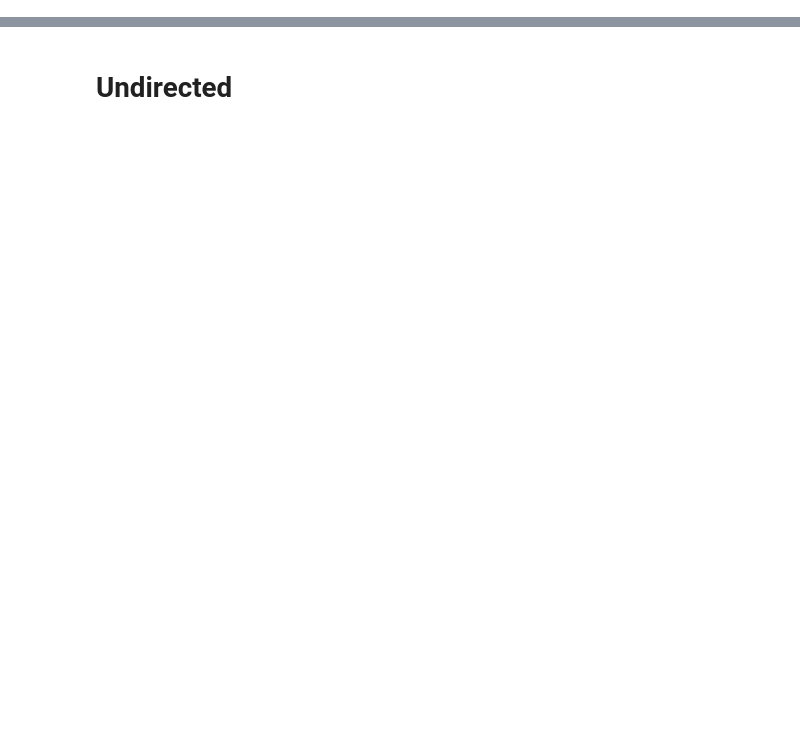
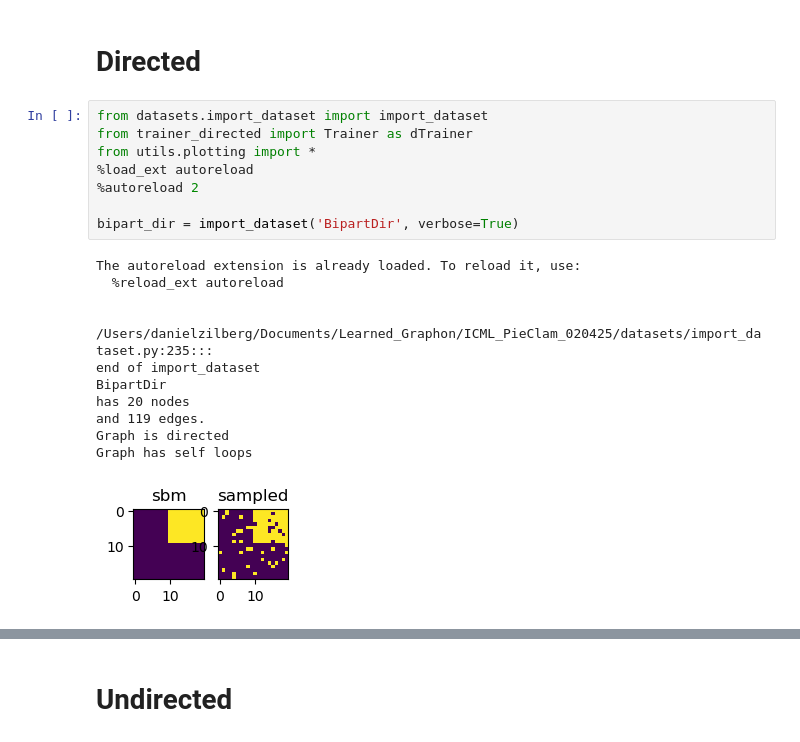
Before and after one commit to danizil/PieClam, a Jupyter notebook: experiments/bipartite.ipynb, the cells around one changed output, grey strips where cells are left out. Drawn from its saved outputs; the diff is of its cells as text; blank space fills up the shorter version.

Commit message:
making progress, need to fix the message and plot the graph. built most of the message and init node feats in trainer to sample separately sender and receiver features

```diff
--- a/experiments/bipartite.ipynb
+++ b/experiments/bipartite.ipynb
@@ -0,0 +1,23 @@
+# %% [markdown]
+# Directed
+# %%
+from datasets.import_dataset import import_dataset
+from trainer_directed import Trainer as dTrainer
+from utils.plotting import *
+%load_ext autoreload
+%autoreload 2
+
+bipart_dir = import_dataset('BipartDir', verbose=True)
+# %% [output]
+The autoreload extension is already loaded. To reload it, use:
+  %reload_ext autoreload
+
+
+/Users/danielzilberg/Documents/Learned_Graphon/ICML_PieClam_020425/datasets/import_dataset.py:235:::
+end of import_dataset
+BipartDir
+has 20 nodes
+and 119 edges.
+Graph is directed
+Graph has self loops
+[figure, added]
```
Also changed, not shown: parts of 2 cells of this notebook, 6 other files.
